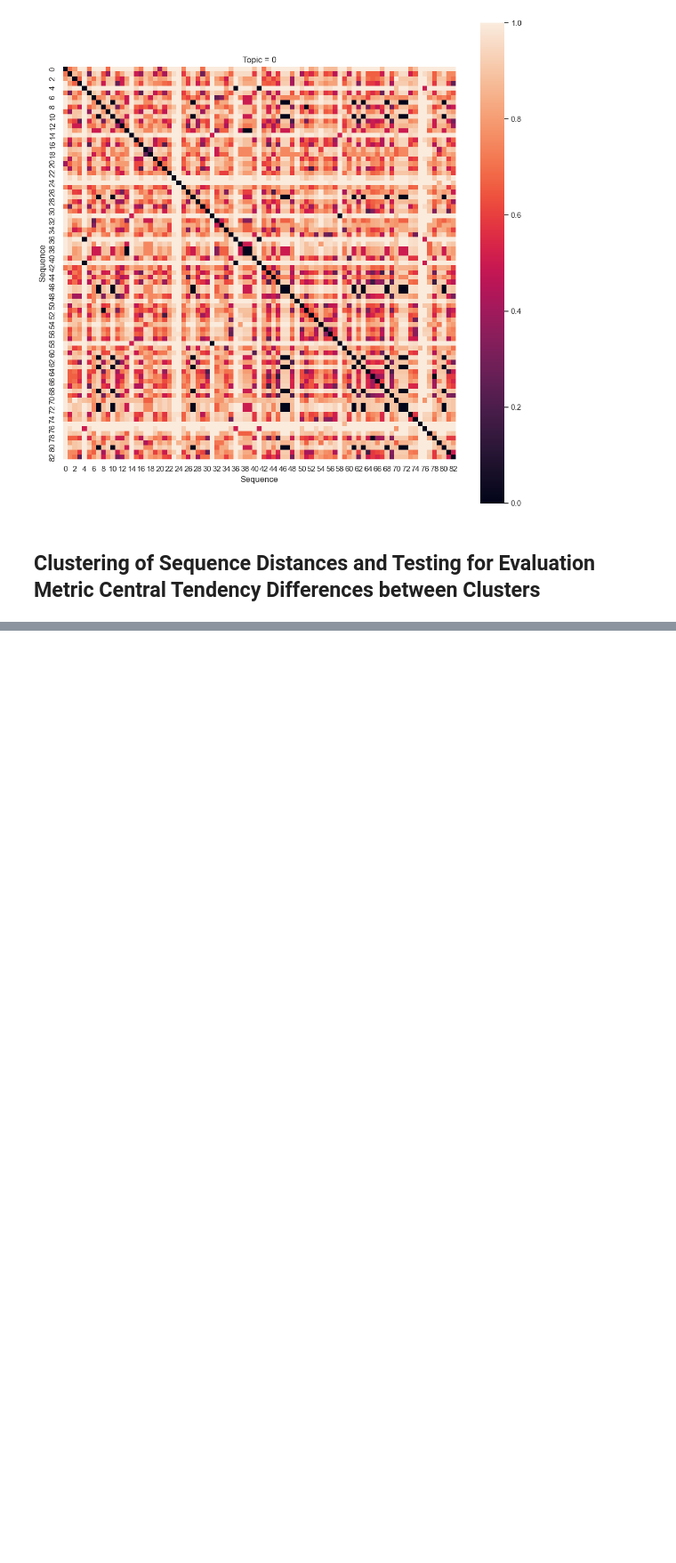
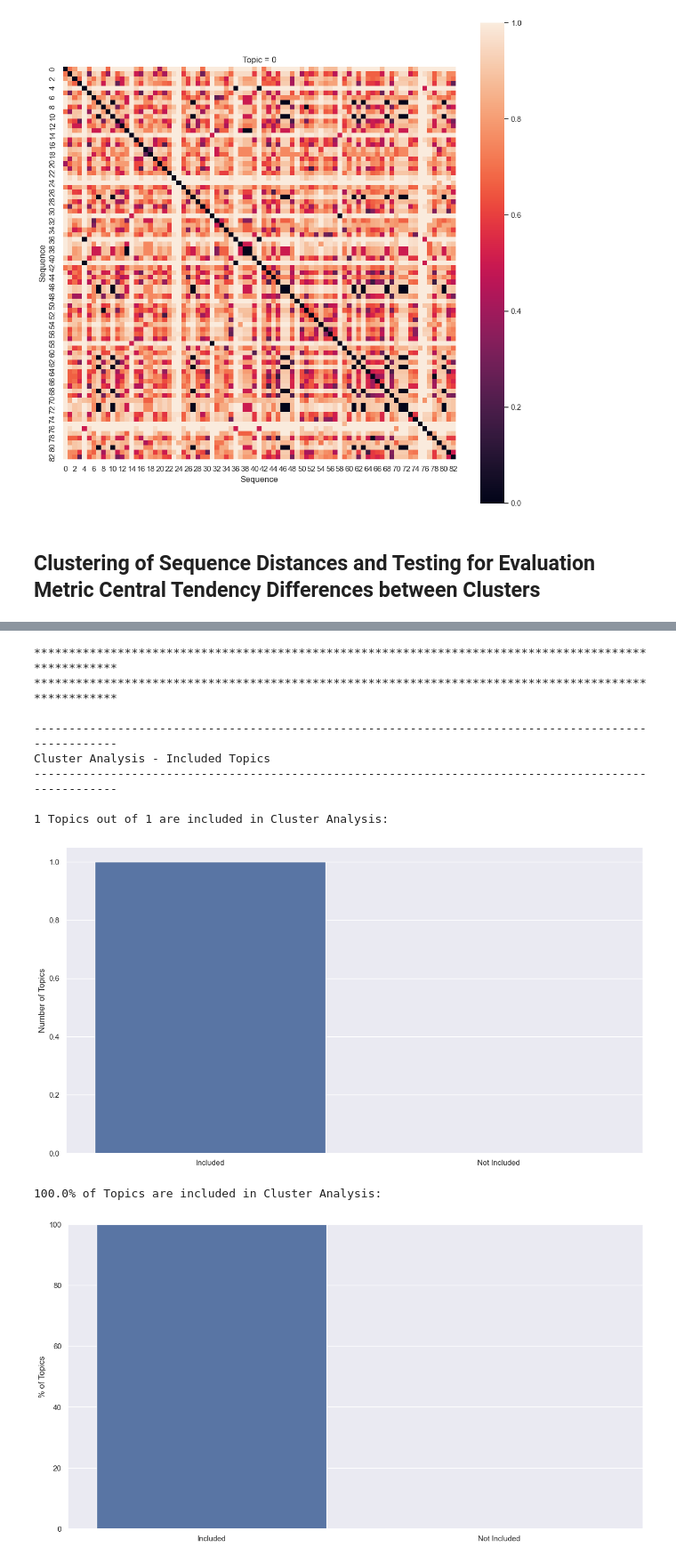
Before and after one commit to sschmerda/ddia_dataset_analysis, a Jupyter notebook: dataset_analysis/CSEDM_2019.ipynb, the cells around one changed output, grey strips where cells are left out. Shown at 89% size. Drawn from its saved outputs; the diff is of its cells as text; code cells hidden in the pictures; blank space fills up the shorter version.

```diff
--- a/dataset_analysis/CSEDM_2019.ipynb
+++ b/dataset_analysis/CSEDM_2019.ipynb
@@ -903,3 +956,17 @@ aggregate_sequence_clustering_and_eval_metric_diff_test = cluster_eval.aggregate
+# %%
+cluster_eval.display_included_groups()
+# %% [output]
+****************************************************************************************************
+****************************************************************************************************
+
+----------------------------------------------------------------------------------------------------
+Cluster Analysis - Included Topics
+----------------------------------------------------------------------------------------------------
+
+1 Topics out of 1 are included in Cluster Analysis:
+[figure, added]
+100.0% of Topics are included in Cluster Analysis:
+[figure, added]
 # %%
 cluster_eval.display_number_of_clusters_all_group()
 # %% [output]
```
Also changed, not shown: parts of 23 cells of this notebook, 4 other files.
